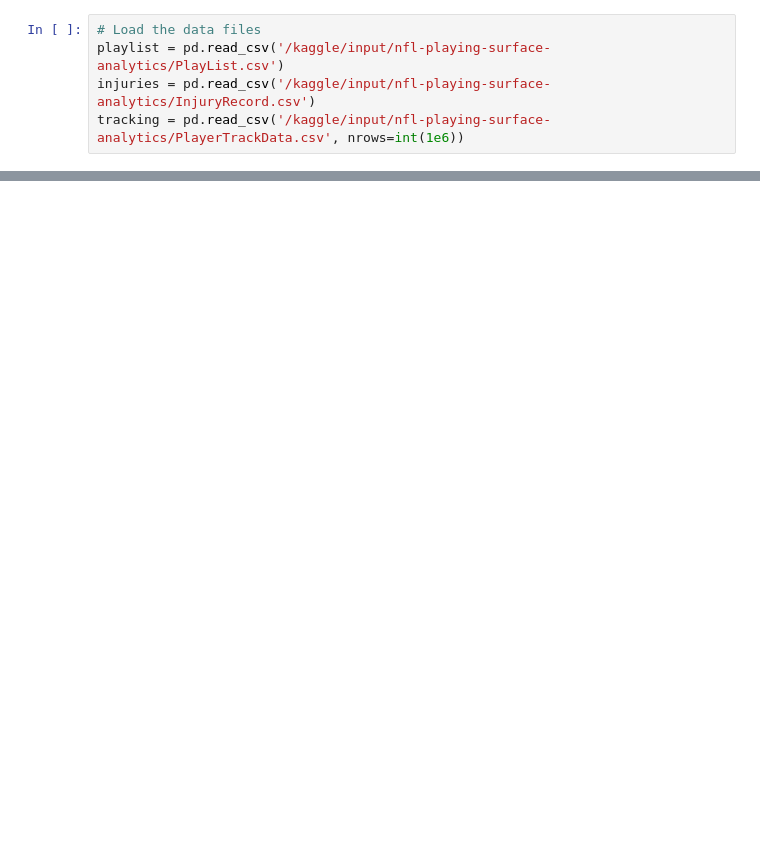
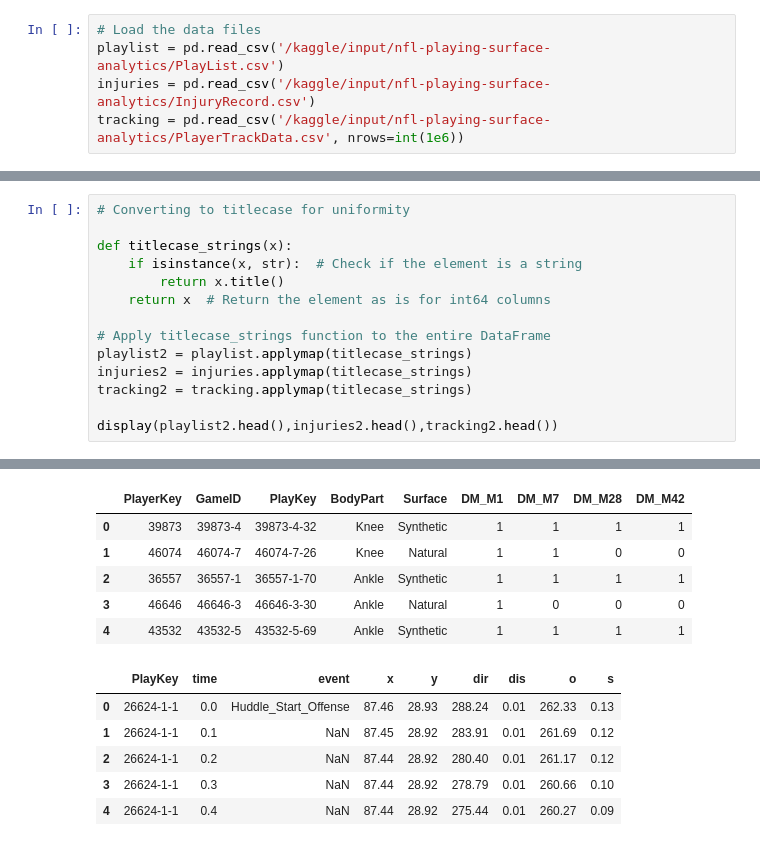
Before and after one commit to Khushir474/NFL-Injury-Investigation, a Jupyter notebook: nfl-injury-investigation.ipynb, the cells around one changed output, grey strips where cells are left out. Saved outputs shown, nothing was run; the diff lists cells and outputs as text; blank space fills up the shorter version.

```diff
--- a/nfl-injury-investigation.ipynb
+++ b/nfl-injury-investigation.ipynb
@@ -27,0 +43,15 @@ tracking = pd.read_csv('/kaggle/input/nfl-playing-surface-analytics/PlayerTrackD
+# %%
+# Converting to titlecase for uniformity
+
+def titlecase_strings(x):
+    if isinstance(x, str):  # Check if the element is a string
+        return x.title()
+    return x  # Return the element as is for int64 columns
+
+# Apply titlecase_strings function to the entire DataFrame
+playlist2 = playlist.applymap(titlecase_strings)
+injuries2 = injuries.applymap(titlecase_strings)
+tracking2 = tracking.applymap(titlecase_strings)
+
+display(playlist2.head(),injuries2.head(),tracking2.head())
+# %% [output]
@@ -27,0 +64,12 @@ tracking = pd.read_csv('/kaggle/input/nfl-playing-surface-analytics/PlayerTrackD
+|  | PlayerKey | GameID | PlayKey | BodyPart | Surface | DM_M1 | DM_M7 | DM_M28 | DM_M42 |
+| 0 | 39873 | 39873-4 | 39873-4-32 | Knee | Synthetic | 1 | 1 | 1 | 1 |
+| 1 | 46074 | 46074-7 | 46074-7-26 | Knee | Natural | 1 | 1 | 0 | 0 |
+| 2 | 36557 | 36557-1 | 36557-1-70 | Ankle | Synthetic | 1 | 1 | 1 | 1 |
+| 3 | 46646 | 46646-3 | 46646-3-30 | Ankle | Natural | 1 | 0 | 0 | 0 |
+| 4 | 43532 | 43532-5 | 43532-5-69 | Ankle | Synthetic | 1 | 1 | 1 | 1 |
+|  | PlayKey | time | event | x | y | dir | dis | o | s |
+| 0 | 26624-1-1 | 0.0 | Huddle_Start_Offense | 87.46 | 28.93 | 288.24 | 0.01 | 262.33 | 0.13 |
+| 1 | 26624-1-1 | 0.1 | NaN | 87.45 | 28.92 | 283.91 | 0.01 | 261.69 | 0.12 |
+| 2 | 26624-1-1 | 0.2 | NaN | 87.44 | 28.92 | 280.40 | 0.01 | 261.17 | 0.12 |
+| 3 | 26624-1-1 | 0.3 | NaN | 87.44 | 28.92 | 278.79 | 0.01 | 260.66 | 0.10 |
+| 4 | 26624-1-1 | 0.4 | NaN | 87.44 | 28.92 | 275.44 | 0.01 | 260.27 | 0.09 |
```
Also changed, not shown: parts of 19 cells of this notebook.
